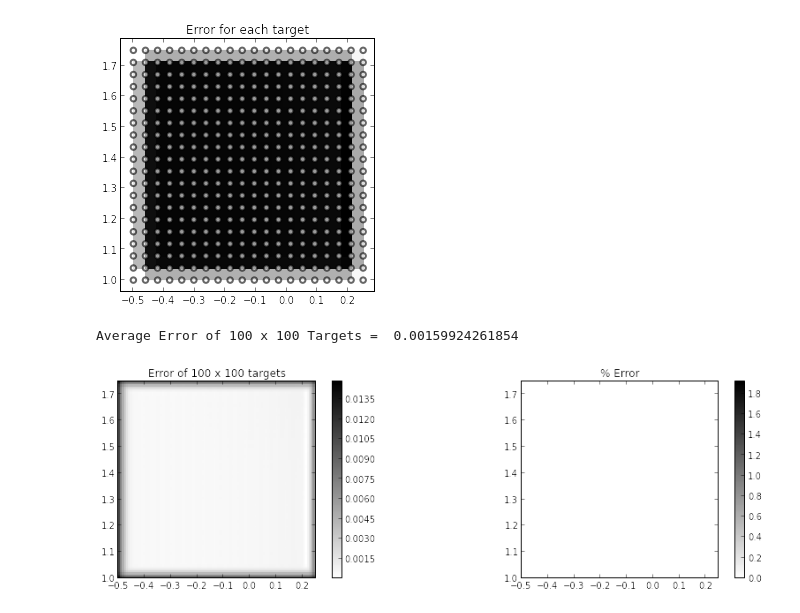
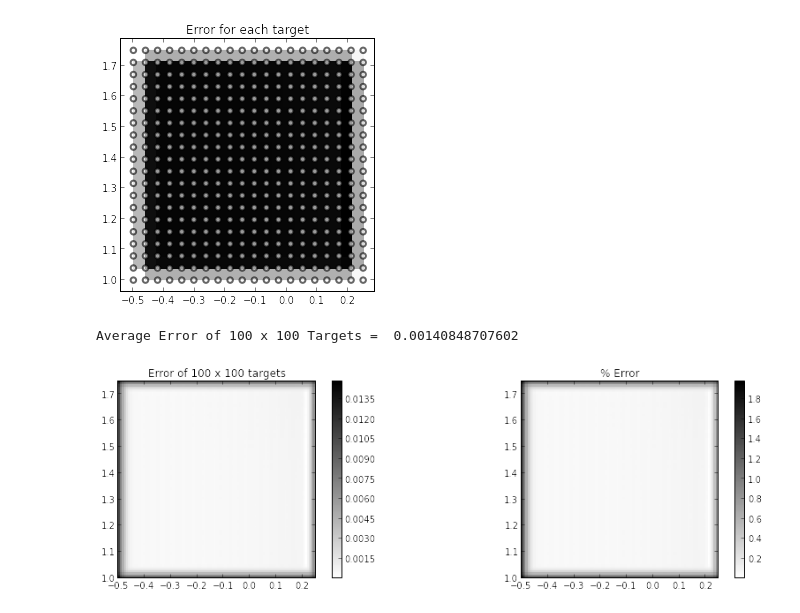
Before and after one commit to rougier/Neurosciences, a Jupyter notebook: Arm_Model/Arm_Distributed_Coding.ipynb, the cells around one changed output. Cells and saved outputs as stored; diff of their text form; code cells hidden in the pictures.

Commit message:
Update Arm_Distributed_Coding.ipynb
Fixed typos in Percentage Errors ..

```diff
--- a/Arm_Model/Arm_Distributed_Coding.ipynb
+++ b/Arm_Model/Arm_Distributed_Coding.ipynb
@@ -159,30 +159,32 @@ plt.show()
 # %%
 #Random Targets and Mean Error
 xr = np.linspace(-0.5,0.25,100)
 yr = np.linspace(1.0,1.75,100)
 Xr,Yr = np.meshgrid(xr,yr)
 e = np.zeros((100,100))
+ep = np.zeros((100,100))
 #f = plt.figure(figsize=(15,11))
 #ax = f.add_subplot(111,aspect=1)
 #ax.scatter(Xr,Yr)
 #plt.show()
 for i,k in enumerate(xr):
     for j,l in enumerate(yr):
         SMA = Encode(k,l,sigma=0.05,domain=domain,shape=(n,n))
         x_, y_ = np.dot(Theta,SMA.reshape((n*n,1))) / np.sum(SMA)
         pos = forward(x_,y_)
         e[i][j] = np.sqrt((k-pos[0])**2 + (l-pos[1])**2)
+        ep[i][j] = e[i][j]
+        ep[i][j] /= (xmax-xmin)/100
 f = plt.figure(figsize=(15,4))
 ax = f.add_subplot(121,aspect=1)
 img = ax.imshow(e,interpolation="nearest",cmap=plt.cm.gray_r,extent=[xmin,xmax,ymin,ymax])
 plt.title("Error of 100 x 100 targets")
 plt.colorbar(img)
-e[i][j] /= (xmax-xmin)/100
 ax = f.add_subplot(122,aspect=1)
-img = ax.imshow(e,interpolation="nearest",cmap=plt.cm.gray_r,extent=[xmin,xmax,ymin,ymax])
+img = ax.imshow(ep,interpolation="nearest",cmap=plt.cm.gray_r,extent=[xmin,xmax,ymin,ymax])
 plt.colorbar(img)
 plt.title("% Error")
 print "Average Error of 100 x 100 Targets = ", np.average(e)
 # %% [output]
-Average Error of 100 x 100 Targets =  0.00159924261854
+Average Error of 100 x 100 Targets =  0.00140848707602
-[figure, old version]
+[figure, new version]
```
